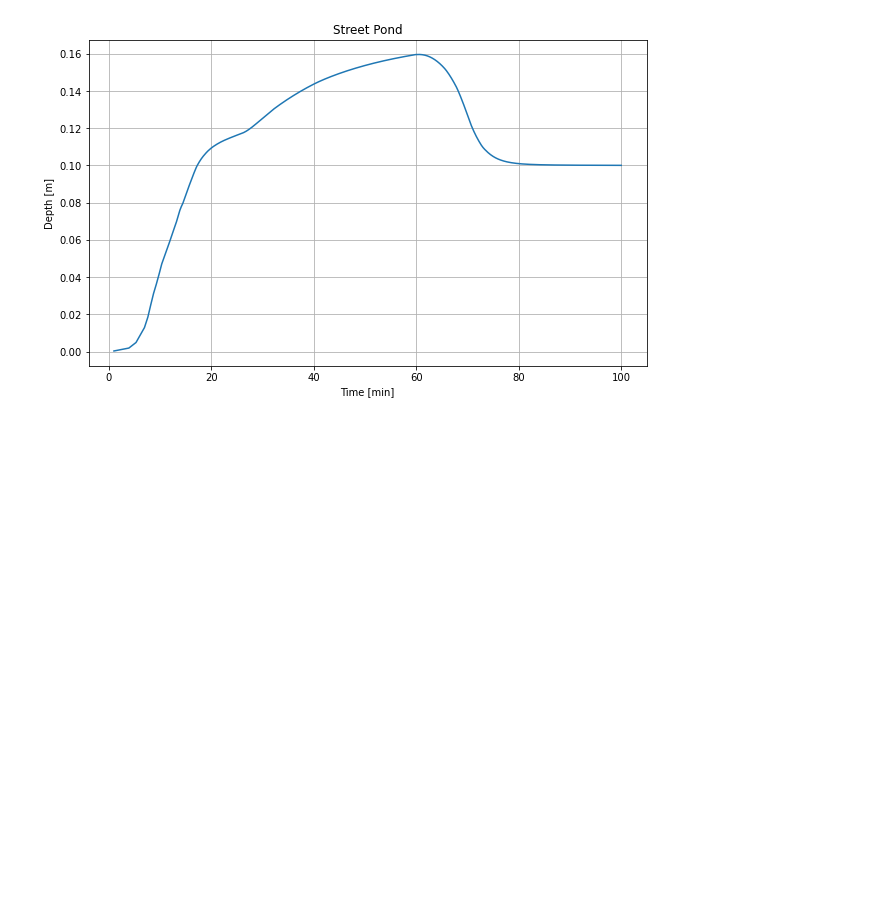
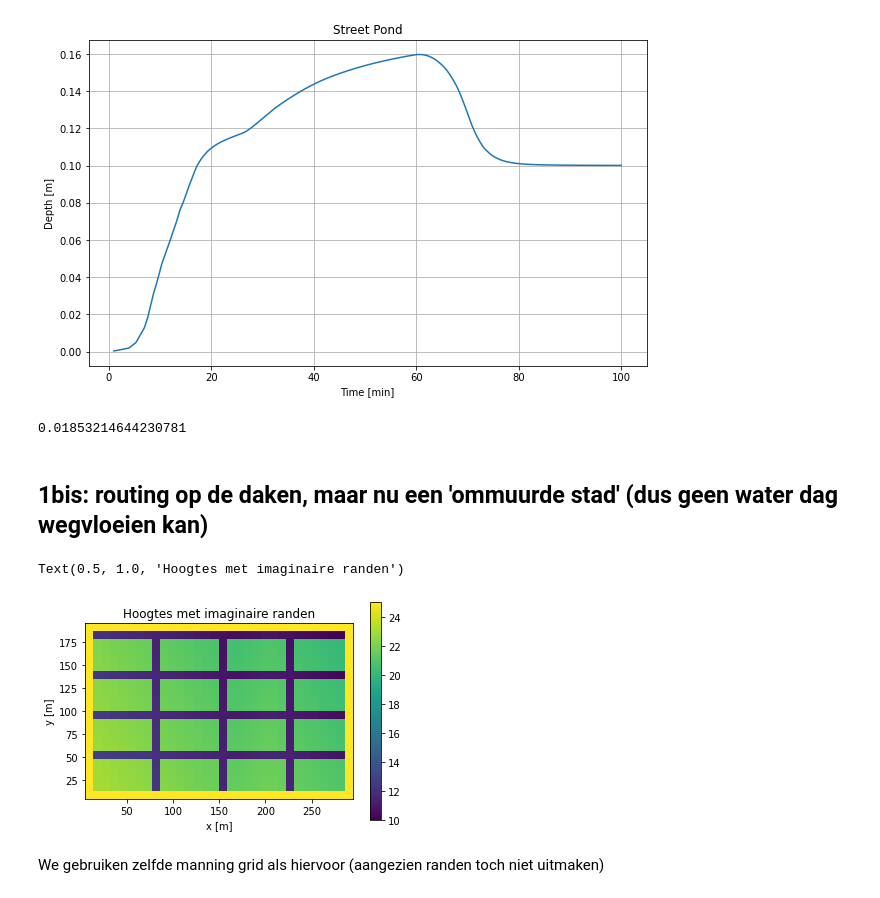
Before and after one commit to olivierbonte/Project_Spatio_Temporele_2, a Jupyter notebook: Gebouwen_scenario.ipynb, the cells around one changed output. Cells and saved outputs as stored; diff of their text form; code cells hidden in the pictures; blank space fills up the shorter version.

Commit message:
voorlopige versie van de stad modelleren

```diff
--- a/Gebouwen_scenario.ipynb
+++ b/Gebouwen_scenario.ipynb
@@ -256,3 +262,28 @@ plt.title('Street Pond')
 # %% [output]
 Text(0.5, 1.0, 'Street Pond')
 [figure]
+# %%
+depths_list_bis[5][14,16]
+# %% [output]
+0.01853214644230781
+# %% [markdown]
+## 1bis: routing op de daken, maar nu een 'ommuurde stad' (dus geen water dag wegvloeien kan)
+# %%
+grid_imag = np.zeros((ny+2,nx+2))
+grid_imag[1:-1,1:-1] = grid
+#boundary conditions: high walls
+grid_imag[:,0] = 25
+grid_imag[:,-1] = 25
+grid_imag[0,:] = 25
+grid_imag[-1,:] = 25
+plt.imshow(np.flipud(grid_imag),  extent = [np.min(xs), np.max(xs),
+np.min(ys),np.max(ys)])
+plt.xlabel('x [m]')
+plt.ylabel('y [m]')
+plt.colorbar()
+plt.title('Hoogtes met imaginaire randen')
+# %% [output]
+Text(0.5, 1.0, 'Hoogtes met imaginaire randen')
+[figure, added]
+# %% [markdown]
+We gebruiken zelfde manning grid als hiervoor (aangezien randen toch niet uitmaken)
```
Also changed, not shown: parts of 16 cells of this notebook, 5 other files.
